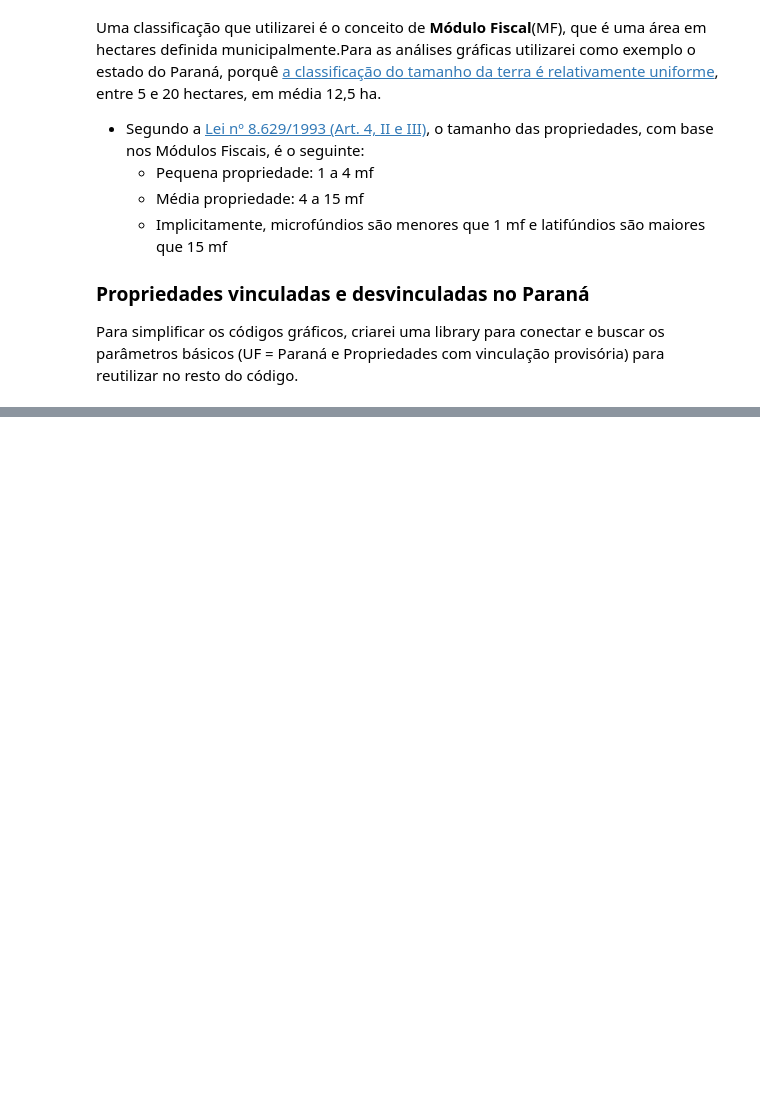
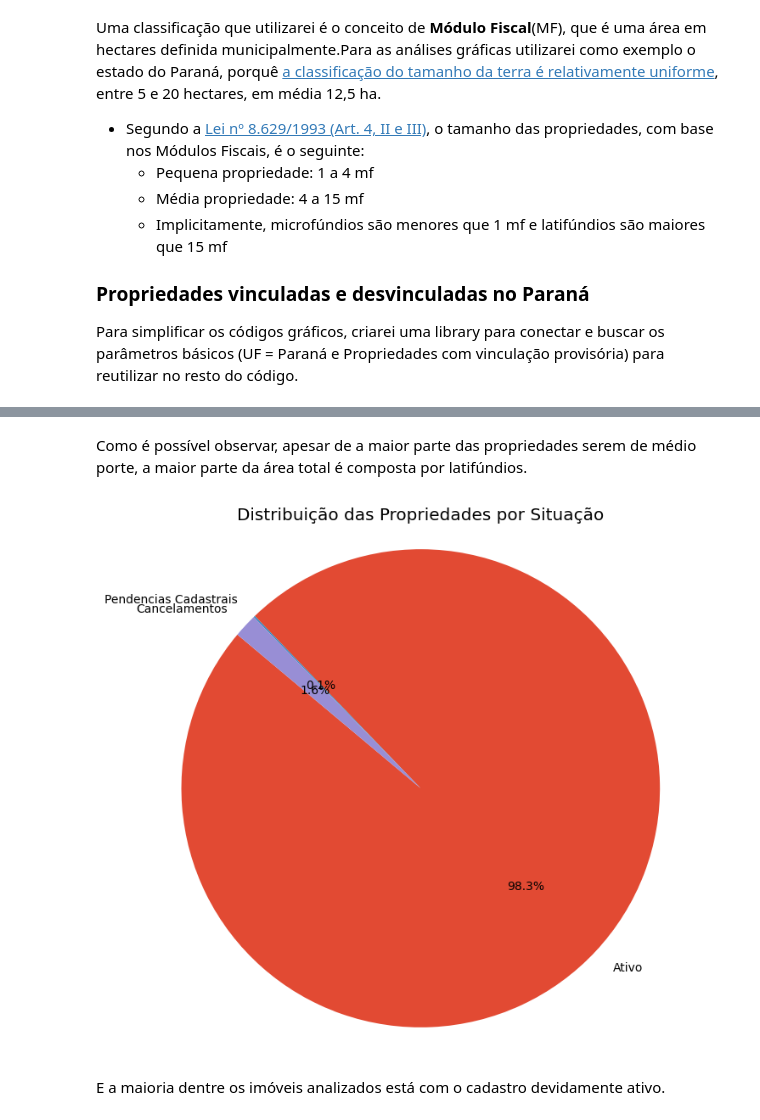
Before and after one commit to cirovisk/Projeto-CAFIR, a Jupyter notebook: caderno.ipynb, the cells around one changed output, grey strips where cells are left out. Cells and saved outputs as stored; diff of their text form; code cells hidden in the pictures; blank space fills up the shorter version.

```diff
--- a/caderno.ipynb
+++ b/caderno.ipynb
@@ -352,0 +426,37 @@ def get_df_pr(server_name, database, username):
+# %% [markdown]
+Como é possível observar, apesar de a maior parte das propriedades serem de médio porte, a maior parte da área total é composta por latifúndios.
+# %%
+import database_utils as db_utils
+import pandas as pd
+import matplotlib.pyplot as plt
+
+server_name = r'DESKTOP-5V1VIGP\SQLEXPRESS'
+database = 'Projeto CAFIR'
+username = 'dbo'
+
+df_pr = db_utils.get_df_pr(server_name, database, username)
+
+# Filtrando os dados com base nos valores da coluna 'situacao'
+ativo = df_pr[df_pr['situacao'] == 2]
+pendencias_cadastrais = df_pr[df_pr['situacao'].isin([83, 88, 93, 94, 95, 96, 98])]
+cancelamentos = df_pr[df_pr['situacao'].isin([46, 47, 48, 49, 50, 51, 52, 55, 56, 57, 58, 59])]
+
+# Contando o número de ocorrências em cada categoria
+sizes = [len(ativo), len(pendencias_cadastrais), len(cancelamentos)]
+labels = ['Ativo', 'Pendencias Cadastrais', 'Cancelamentos']
+
+# Aplicando o estilo seaborn
+plt.style.use('ggplot')
+
+# Criando o gráfico de pizza
+plt.figure(figsize=(8, 8))
+plt.pie(sizes, labels=labels, autopct='%1.1f%%', startangle=140)
+plt.title('Distribuição das Propriedades por Situação')
+plt.axis('equal')  # Equal aspect ratio ensures that pie is drawn as a circle.
+
+# Exibindo o gráfico
+plt.show()
+# %% [output]
+[figure, added]
+# %% [markdown]
+E a maioria dentre os imóveis analizados está com o cadastro devidamente ativo.
```
Also changed, not shown: parts of 5 cells of this notebook.
